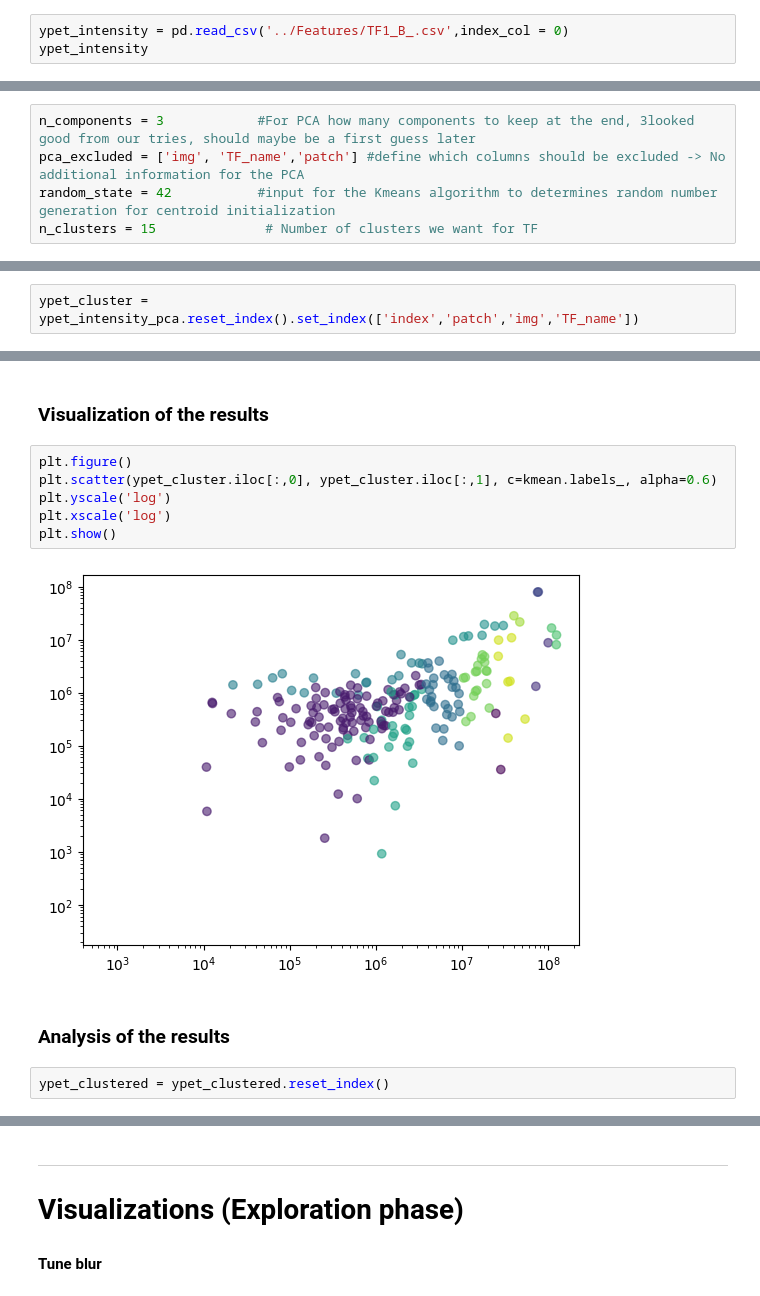
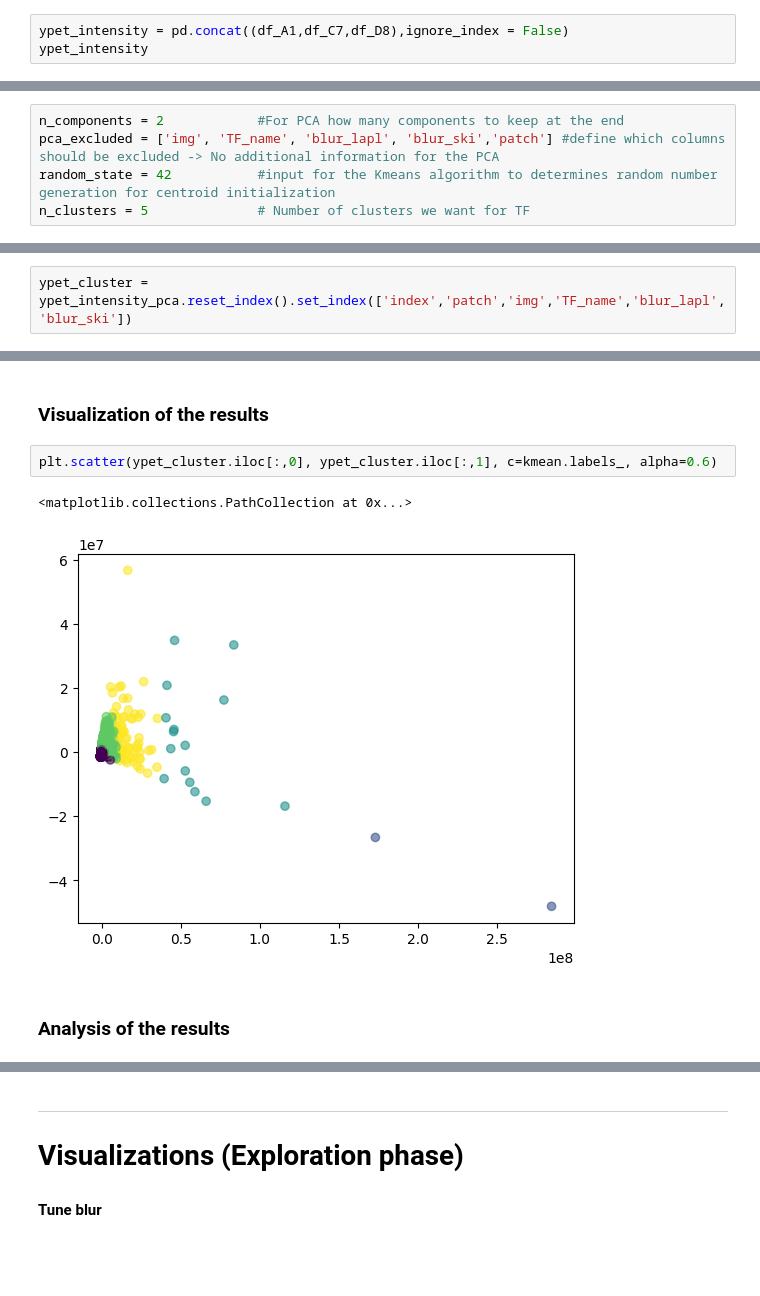
Before and after one commit to CS-433/ml-project-2-transcripted_cherry, a Jupyter notebook: Jupyter notebooks/Task_2.ipynb, the cells around one changed output, grey strips where cells are left out. Cells and saved outputs as stored; diff of their text form; blank space fills up the shorter version.

```diff
--- a/Jupyter notebooks/Task_2.ipynb
+++ b/Jupyter notebooks/Task_2.ipynb
@@ -57,5 +57,5 @@ ypet_intensity = pd.concat((df_A1,df_C7,df_D8),ignore_index = False)
 # %%
-ypet_intensity = pd.read_csv('../Features/TF1_B_.csv',index_col = 0)
+ypet_intensity = pd.concat((df_A1,df_C7,df_D8),ignore_index = False)
 ypet_intensity
 # %% [output]
 |  | patch | img | TF_name | blur_lapl | blur_ski | patch_size | mean_intensity | sum_intensity | ... |
@@ -128,8 +123,8 @@ if normalization == True:
 
 ### Parameters to define
 # %%
-n_components = 3            #For PCA how many components to keep at the end, 3looked good from our tries, should maybe be a first guess later
-pca_excluded = ['img', 'TF_name','patch'] #define which columns should be excluded -> No additional information for the PCA
+n_components = 2            #For PCA how many components to keep at the end
+pca_excluded = ['img', 'TF_name', 'blur_lapl', 'blur_ski','patch'] #define which columns should be excluded -> No additional information for the PCA
 random_state = 42           #input for the Kmeans algorithm to determines random number generation for centroid initialization
-n_clusters = 15              # Number of clusters we want for TF
+n_clusters = 5              # Number of clusters we want for TF
 # %%
@@ -196,5 +196,5 @@ See the caveats in the documentation: https://pandas.pydata.org/pandas-docs/stab
 # %%
-ypet_cluster = ypet_intensity_pca.reset_index().set_index(['index','patch','img','TF_name'])
+ypet_cluster = ypet_intensity_pca.reset_index().set_index(['index','patch','img','TF_name','blur_lapl','blur_ski'])
 # %% [markdown]
 ### Apply Kmean clustering algorithm
 # %%
@@ -207,14 +207,9 @@ ypet_clustered['cluster'] = kmean.labels_
 # %% [markdown]
 ### Visualization of the results
 # %%
-plt.figure()
 plt.scatter(ypet_cluster.iloc[:,0], ypet_cluster.iloc[:,1], c=kmean.labels_, alpha=0.6)
-plt.yscale('log')
-plt.xscale('log')
-plt.show()
 # %% [output]
+<matplotlib.collections.PathCollection at 0x...>
-[figure, old version]
+[figure, new version]
 # %% [markdown]
 ### Analysis of the results
-# %%
-ypet_clustered = ypet_clustered.reset_index()
```
Also changed, not shown: parts of 14 cells of this notebook.
